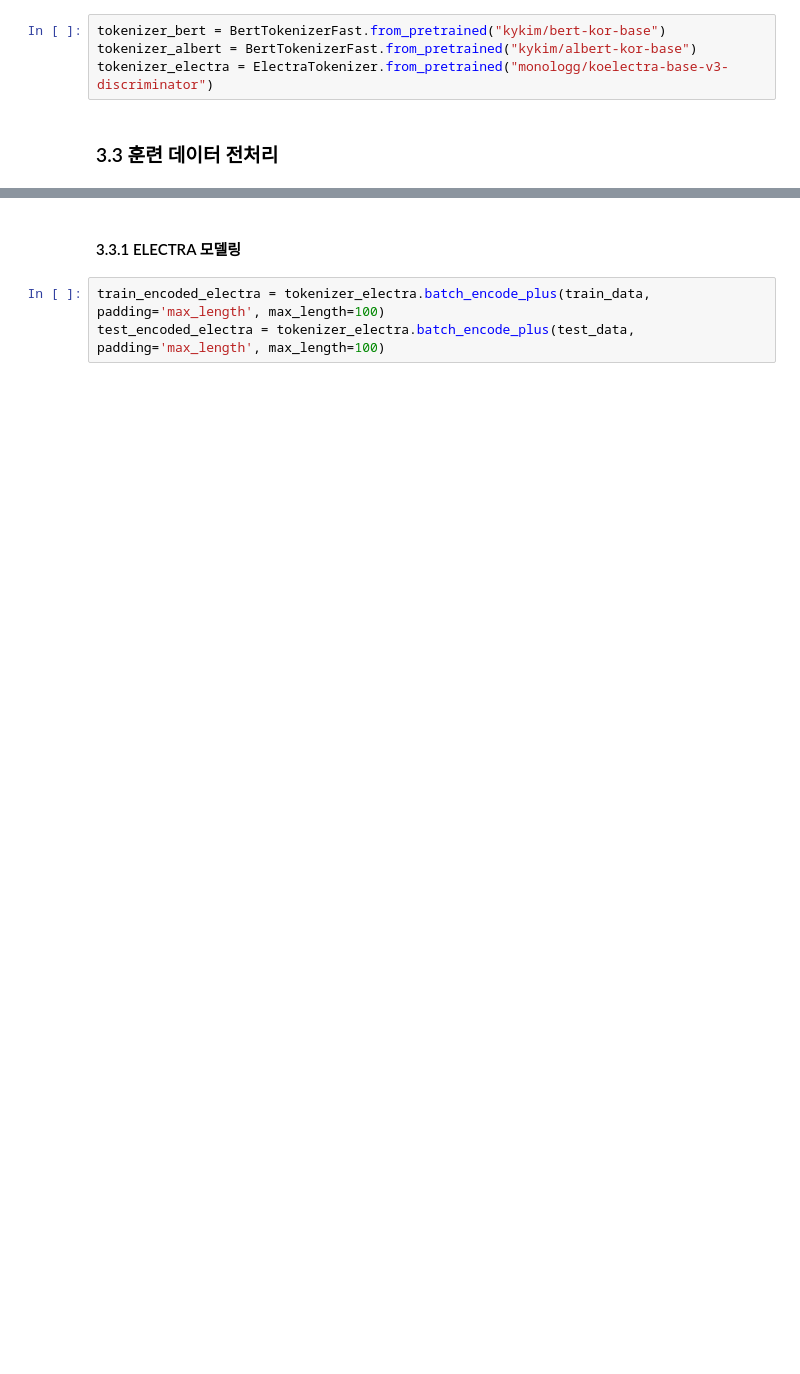
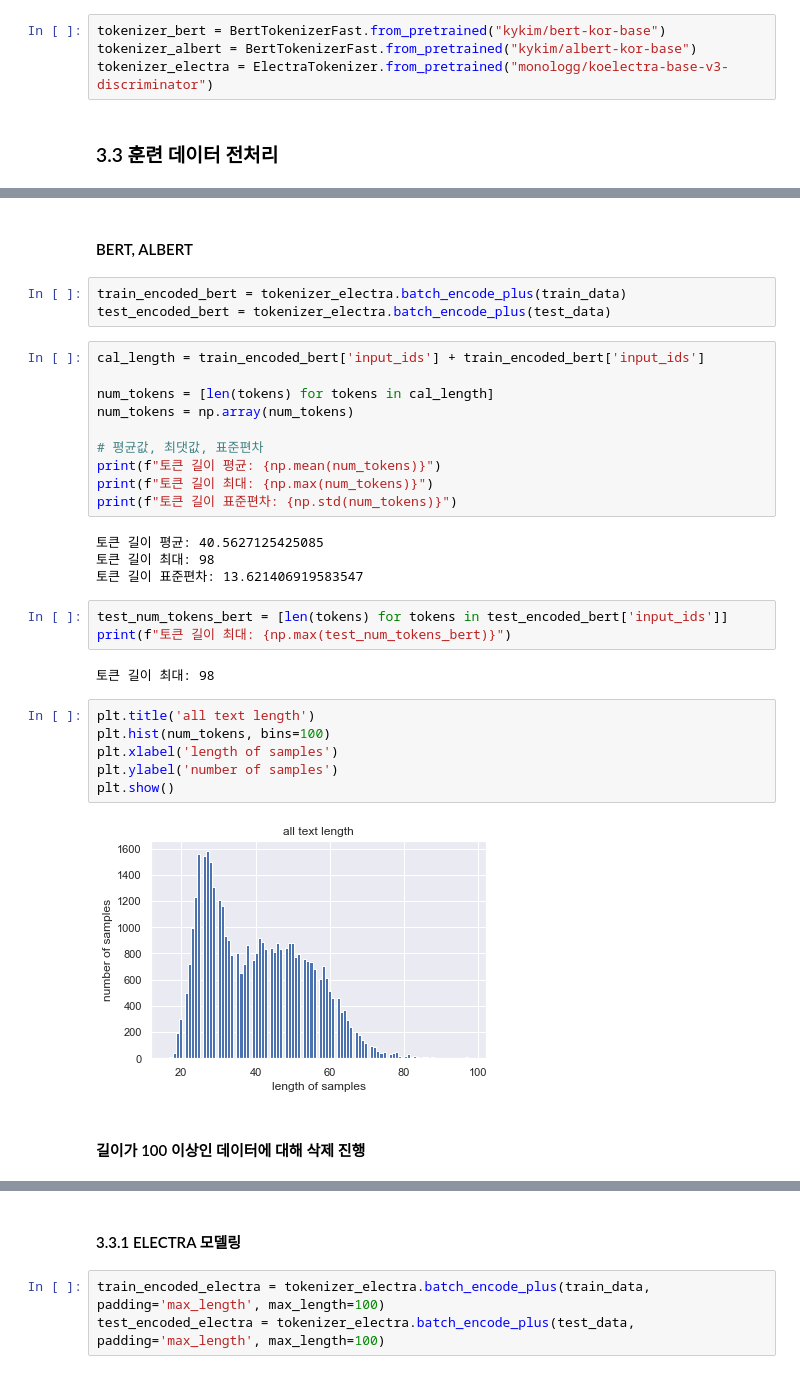
Before and after one commit to Seokii/HOSEO-AI-Competition-2022, a Jupyter notebook: notebooks/Stacking ELECTRA+BERT+ALBERT.ipynb, the cells around one changed output, grey strips where cells are left out. Cells and saved outputs as stored; diff of their text form; blank space fills up the shorter version.

```diff
--- a/notebooks/Stacking ELECTRA+BERT+ALBERT.ipynb
+++ b/notebooks/Stacking ELECTRA+BERT+ALBERT.ipynb
@@ -306,0 +356,34 @@ test_data = test[['premise', 'hypothesis']].values.tolist()
+# %% [markdown]
+#### BERT, ALBERT
+# %%
+train_encoded_bert = tokenizer_electra.batch_encode_plus(train_data)
+test_encoded_bert = tokenizer_electra.batch_encode_plus(test_data)
+# %%
+cal_length = train_encoded_bert['input_ids'] + train_encoded_bert['input_ids']
+
+num_tokens = [len(tokens) for tokens in cal_length]
+num_tokens = np.array(num_tokens)
+
+# 평균값, 최댓값, 표준편차
+print(f"토큰 길이 평균: {np.mean(num_tokens)}")
+print(f"토큰 길이 최대: {np.max(num_tokens)}")
+print(f"토큰 길이 표준편차: {np.std(num_tokens)}")
+# %% [output]
+토큰 길이 평균: 40.5627125425085
+토큰 길이 최대: 98
+토큰 길이 표준편차: 13.621406919583547
+# %%
+test_num_tokens_bert = [len(tokens) for tokens in test_encoded_bert['input_ids']]
+print(f"토큰 길이 최대: {np.max(test_num_tokens_bert)}")
+# %% [output]
+토큰 길이 최대: 98
+# %%
+plt.title('all text length')
+plt.hist(num_tokens, bins=100)
+plt.xlabel('length of samples')
+plt.ylabel('number of samples')
+plt.show()
+# %% [output]
+[figure, added]
+# %% [markdown]
+#### 길이가 100 이상인 데이터에 대해 삭제 진행
```
Also changed, not shown: parts of 92 cells of this notebook, 1 other file.
